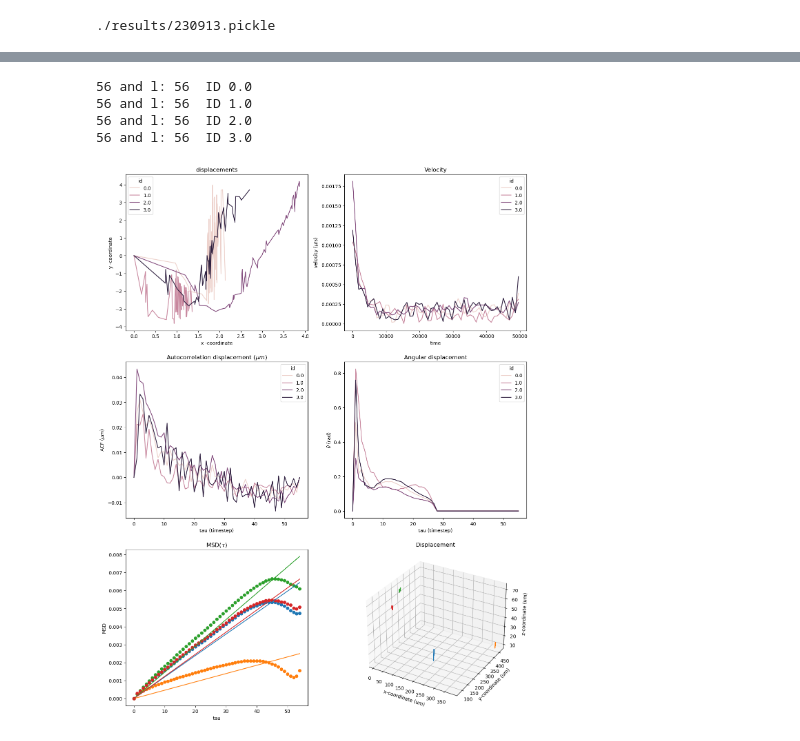
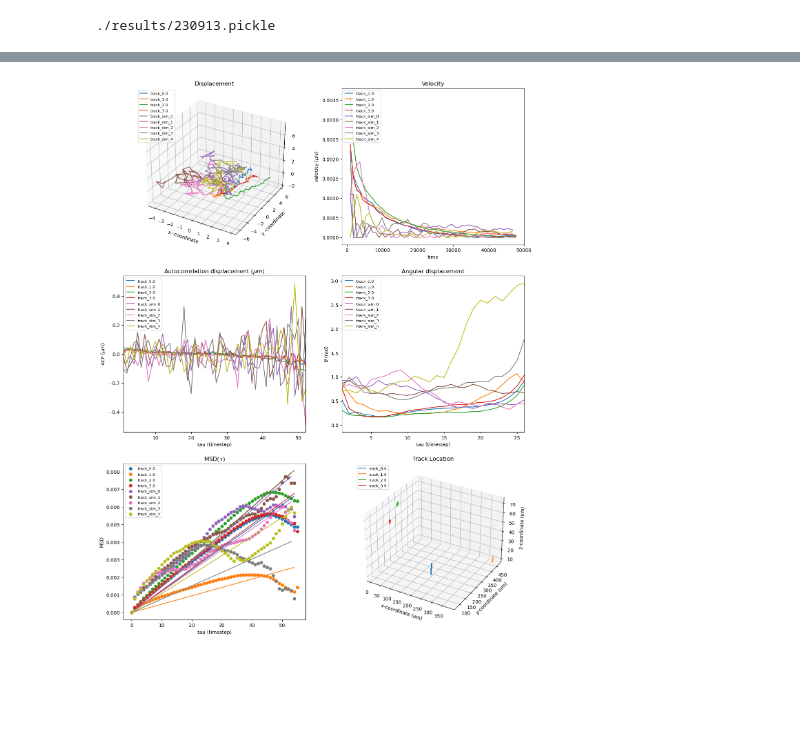
Before and after one commit to ArttuD/InstruProject, a Jupyter notebook: NikonTest/NikonParser.ipynb, the cells around one changed output, grey strips where cells are left out. Saved outputs shown, nothing was run; the diff lists cells and outputs as text; code cells hidden in the pictures; blank space fills up the shorter version.

Commit message:
Fixed PCA plotting, improved random walk simulation an added visualization

```diff
--- a/NikonTest/NikonParser.ipynb
+++ b/NikonTest/NikonParser.ipynb
@@ -611,6 +627,8 @@ for i in df.groupby(["id"]):
 day = "230912"
 channels = "Red"
 dt = 15*60 #s
+
+add_sim = True
 
 sub_df = {}
 
@@ -621,29 +639,37 @@ with h5py.File("./results/{}_final.hdf5".format(day), "r") as f:
             coords = np.array(f[day][i][j]['coords'])
             df_sub = pd.DataFrame(coords, columns = ['x','y','z','idx','id'])
 
+            if add_sim:
+                df_sub = pd.concat((df_sub, gen_sim_data(5, int(max(df_sub["idx"].unique())), dt)))
+
             for count_3, m in enumerate(df_sub.groupby(["id"])):
+                tag = m[0]
                 m = m[1].reset_index()
                 sum = np.sum(np.diff(m["x"].values) + np.diff(m["y"].values))
                 if sum == 0.0:
                     continue
                 m["x_norm"] = m["x"] - m["x"].values[0]
                 m["y_norm"] = m["y"] - m["y"].values[0]
+                m["z_norm"] = m["z"] - m["z"].values[0]
                 m["location"] = j
                 m["channel"] = i
                 m["dt"] = dt
+                m["id"] = "track_{}".format(tag[0])
                 m["time"] = m["idx"].values*m["dt"].values
                 m["velocity_2D"] = np.sqrt( (np.gradient(m["x"].values)/dt)**2 + (np.gradient(m["y"].values)/dt)**2 )
                 m["velocity_3D"] = np.sqrt( (np.gradient(m["x"].values)/dt)**2 + (np.gradient(m["y"].values)/dt)**2 + (np.gradient(m["z"].values)/dt)**2 )
-                m["MSD"] = MSD_tau(m["x"].values,m["y"].values, 1, dt)
+                m["MSD"], idx = MSD_tau(m["x"].values,m["y"].values, 1, dt)
                 l = m.shape[0]
                 m["ACF_tau"] = np.zeros(l)
                 m["theta_tau"] = np.zeros(l)
                 m["MSD_tau"] = np.zeros(l)
 
                 for k in range(1, l):
-                    m.loc[k,"ACF_tau"] = np.mean(ACF_tau(m["x"].values, m["y"].values,k))
-                    m.loc[k,"theta_tau"] = np.mean(theta_tau(m["x"].values, m["y"].values , k, dt))
-                    m.loc[k,"MSD_tau"] = MSD_tau(m["x"].values, m["y"].values, k, dt)
+                    m.loc[k,"ACF_tau"], idx_tau = ACF_tau(m["x"].values, m["y"].values,k)
+                    m.loc[k,"theta_tau"], velocity, idx_theta, idx_vel = theta_tau(m["x"].values, m["y"].values , k, dt)
+                    if idx_vel > 1:
+                        m.loc[k,"velocity_tau"] = np.sqrt((np.gradient(velocity[0,:idx_vel]))**2 + (np.gradient(velocity[0,:idx_vel]))**2 ).mean()
+                    m.loc[k,"MSD_tau"], idx = MSD_tau(m["x"].values, m["y"].values, k, dt)
 
                 if count_3 == 0:
                     df_ids = m
@@ -663,18 +689,18 @@ with h5py.File("./results/{}_final.hdf5".format(day), "r") as f:
 df_ids = None
 df_locs = None
 df_sub = None
+
+df.to_csv(os.path.join("./results","{}_parsed_simu_{}.csv".format(day,add_sim)))
-# %% [output]
-56 and l: 56  ID 0.0
-56 and l: 56  ID 1.0
-56 and l: 56  ID 2.0
-56 and l: 56  ID 3.0
 # %%
 count = 0
 for tags, k in df.groupby(["channel", "location"]):
-    k= k.reset_index()
+
+    k = k.reset_index()#.loc[1:df.shape[0]-2,:].reset_index(
+    last_time = k["idx"].values[-3]
+
     fig = plt.figure(figsize=(15,20))
     ax = [
-        fig.add_subplot(321),
+        fig.add_subplot(321, projection='3d'),
         fig.add_subplot(322),
         fig.add_subplot(323),
         fig.add_subplot(324),
@@ -682,46 +708,56 @@ for tags, k in df.groupby(["channel", "location"]):
         fig.add_subplot(326, projection='3d')
     ]
 
-    sns.lineplot(x = "x_norm", y = "y_norm", data = k, hue = "id", ax = ax[0])
-    ax[0].set_title("displacements")
+    ax[0].set_title(r"Displacement")
+    for count, i in (k.groupby(["id"])):
+        ax[0].plot(i["x_norm"],i["y_norm"],i["z_norm"], label =  count[0])
+
     ax[0].set_xlabel("x -coordinate")
     ax[0].set_ylabel("y -coordinate")
+    ax[0].legend(loc = "upper left", fontsize = 8)
 
-    sns.lineplot(x = "time", y = "velocity_2D", data = k, hue = "id", ax = ax[1])
+    sns.lineplot(x = "time", y = "velocity_tau", data = k, hue = "id", ax = ax[1])
     ax[1].set_title("Velocity")
     ax[1].set_xlabel("time")
     ax[1].set_ylabel(r"velocity ($\mu$/s)")
+    ax[1].legend(loc = "upper left", fontsize = 8)
 
     sns.lineplot(x = "idx", y = "ACF_tau", data = k, hue = "id", ax = ax[2])
     ax[2].set_title(r"Autocorrelation displacement ($\mu m$)")
-
     ax[2].set_xlabel("tau (timestep)")
     ax[2].set_ylabel(r"ACF ($\mu m$)")
+    ax[2].set_xlim([1,last_time])
+    ax[2].legend(loc = "upper left", fontsize = 8)
 
     sns.lineplot(x = "idx", y = "theta_tau", data = k, hue = "id", ax = ax[3])
     ax[3].set_title("Angular displacement")
     ax[3].set_xlabel("tau (timestep)")
     ax[3].set_ylabel(r"$\theta$ (rad)")
+    ax[3].set_xlim([1,int(last_time/2)])
+    ax[3].legend(loc = "upper left", fontsize = 8)
 
     for count, i in (k.groupby(["id"])):
-        ax[4].scatter(i["idx"], i["MSD_tau"], label = "track_{}".format(count))
+        ax[4].scatter(i["idx"], i["MSD_tau"], label = "{}".format(count[0]))
         popt, pcov, tau_pred, MSD_pred, diffusion_coef = MSD_2D(i["MSD_tau"].values[:-1], i["idx"].values[:-1])
-        ax[4].plot(tau_pred, MSD_pred, label = "Fit")
+        ax[4].plot(tau_pred, MSD_pred)
 
     #ax[2,0].legend()
     ax[4].set_title(r"MSD($\tau$)")
-    ax[4].set_xlabel("tau")
+    ax[4].set_xlabel("tau (timestep)")
     ax[4].set_ylabel("MSD")
+    ax[4].legend(loc = "upper left", fontsize = 8)
     #print("2D MSD" *popt, " Diff: ",  diffusion_coef)
 
-    ax[5].set_title(r"Displacement")
+    ax[5].set_title(r"Track Location")
     for count, i in (k.groupby(["id"])):
-        ax[5].plot(i["x"],i["y"],i["z"]*10, label =  "track_{}".format(count))
+        if count[0].split("_")[1] != "sim":
+            ax[5].plot(i["x"],i["y"],i["z"]*10, label =  "{}".format(count[0]))
 
     ax[5].set_xlabel("x-coordinate (um)")
     ax[5].set_ylabel("y-coordinate (um)")
     ax[5].set_zlabel("z-coordinate (um)")
+    ax[5].legend(loc = "upper left", fontsize = 8)
 
     fig.savefig(os.path.join("./results", "timelapse_{}_{}_{}.png".format(day, tags[0], tags[1])))
 # %% [output]
-[figure, old version]
+[figure, new version]
```
Also changed, not shown: parts of 7 cells of this notebook, 1 other file.
